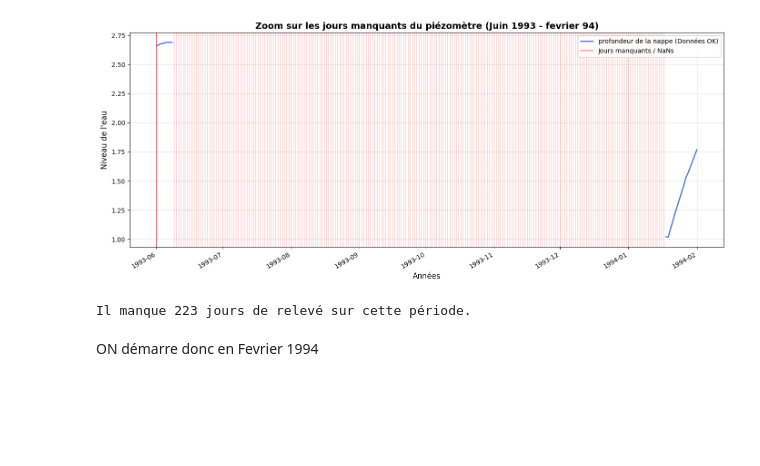
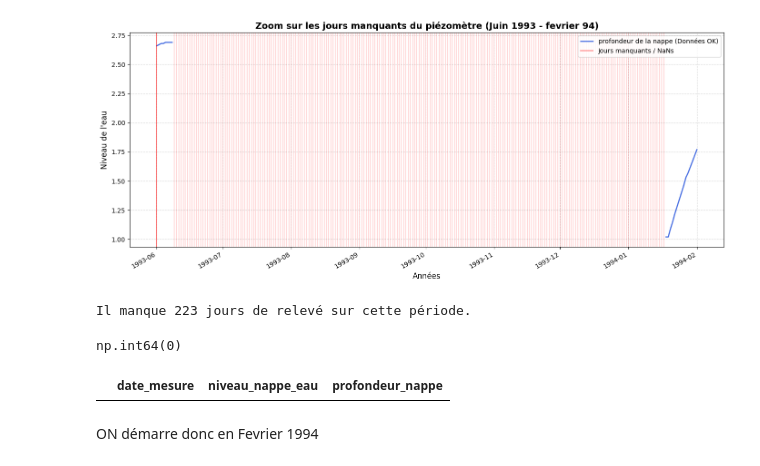
Before and after one commit to charourou/Projet_Hydrosense, a Jupyter notebook: notebooks/data_cleaning_rh_79.ipynb, the cells around one changed output. Saved outputs shown, nothing was run; the diff lists cells and outputs as text; code cells hidden in the pictures; blank space fills up the shorter version.

```diff
--- a/notebooks/data_cleaning_rh_79.ipynb
+++ b/notebooks/data_cleaning_rh_79.ipynb
@@ -273,6 +273,15 @@ jours_manquants = manques_zoom.sum()
 print(f"Il manque {jours_manquants} jours de relevé sur cette période.")
 # %% [output]
 Il manque 223 jours de relevé sur cette période.
+# %%
+df['profondeur_nappe'].isna().sum()
+# %% [output]
+np.int64(0)
+# %%
+df2 = df[df['date_mesure'] == '1994-03-24']
+df2
+# %% [output]
+|  | date_mesure | niveau_nappe_eau | profondeur_nappe |
 # %% [markdown]
 ON démarre donc en Fevrier 1994
 # %%
```
Also changed, not shown: parts of 5 cells of this notebook, 2 other files.
